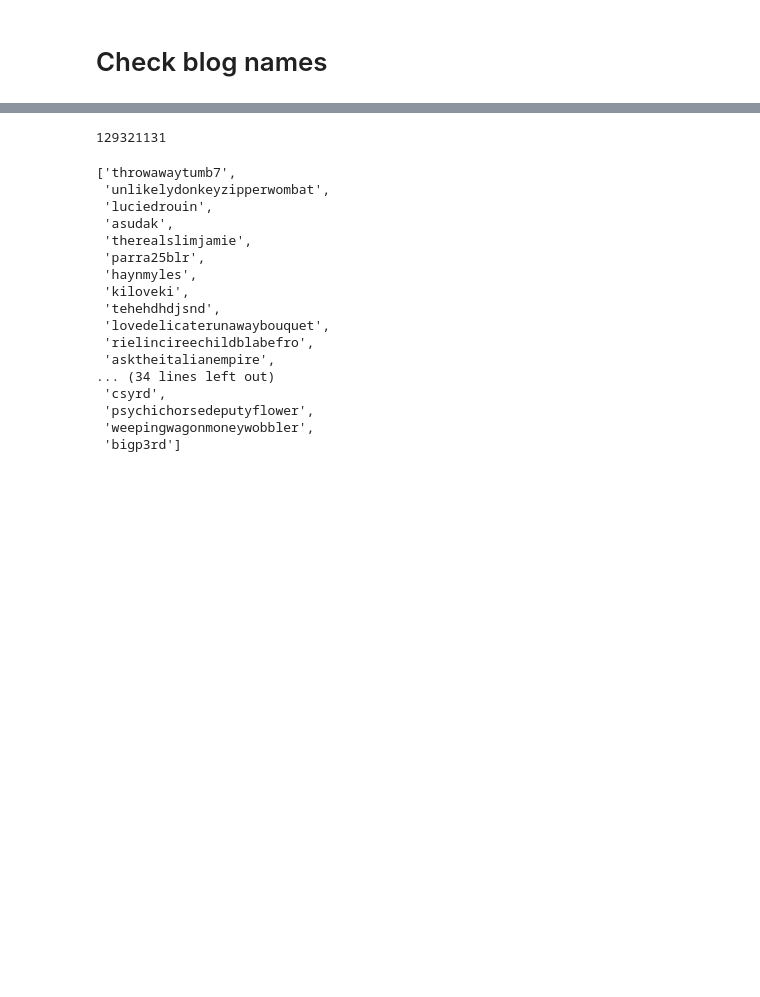
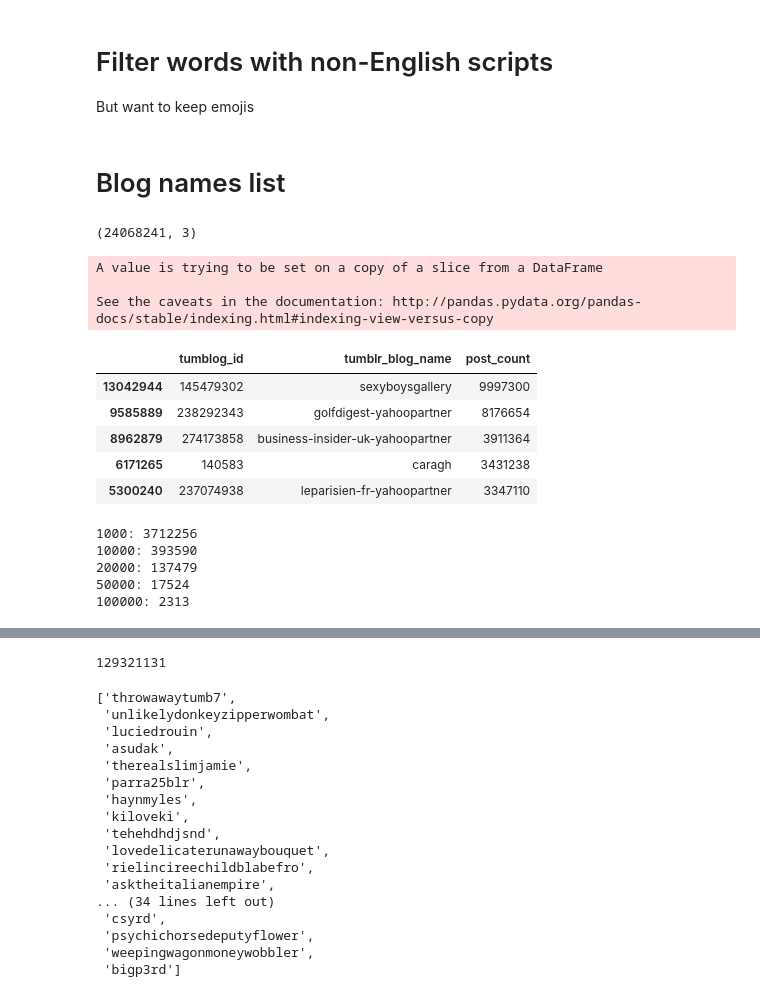
Before and after one commit to michaelmilleryoder/tumblr-scripts, a Jupyter notebook: jupyter/style_features_data.ipynb, the cells around one changed output, grey strips where cells are left out. Cells and saved outputs as stored; diff of their text form; code cells hidden in the pictures; blank space fills up the shorter version.

```diff
--- a/jupyter/style_features_data.ipynb
+++ b/jupyter/style_features_data.ipynb
@@ -0,0 +1,3 @@
+# %% [markdown]
+# Filter words with non-English scripts
+But want to keep emojis
@@ -1,2 +7,32 @@
 # %% [markdown]
-# Check blog names
+# Blog names list
+# %%
+# Load blog names counts
+import os
+import pandas as pd
+
+blog_names = []
+
+blog_names_fpath = '../../data/blog_names_counts.tsv'
+blog_names_counts = pd.read_csv(blog_names_fpath, sep='\t')
+
+blog_names_counts.shape
+blog_names_counts.columns
+# %% [output]
+(24068241, 3)
+# %%
+blog_names_counts = blog_names_counts[(blog_names_counts['tumblr_blog_name'].map(lambda x: len(str(x)) > 5))]
+# %%
+# Sort
+blog_names_counts.sort_values('post_count', ascending=False, inplace=True)
+blog_names_counts.head()
+# %% [output]
+A value is trying to be set on a copy of a slice from a DataFrame
+
+See the caveats in the documentation: http://pandas.pydata.org/pandas-docs/stable/indexing.html#indexing-view-versus-copy
+|  | tumblog_id | tumblr_blog_name | post_count |
+| 13042944 | 145479302 | sexyboysgallery | 9997300 |
+| 9585889 | 238292343 | golfdigest-yahoopartner | 8176654 |
+| 8962879 | 274173858 | business-insider-uk-yahoopartner | 3911364 |
+| 6171265 | 140583 | caragh | 3431238 |
+| 5300240 | 237074938 | leparisien-fr-yahoopartner | 3347110 |
@@ -2,0 +51,13 @@
+# %%
+post_thresholds = [1000, 10000, 20000, 50000, 100000]
+filtered_blog_names = {}
+
+for post_threshold in post_thresholds:
+    filtered_blog_names[post_threshold] = blog_names_counts[(blog_names_counts['tumblr_blog_name'].map(lambda x: len(str(x)) > 5)) & (blog_names_counts['post_count']>post_threshold)]
+    print(f'{post_threshold}: {len(filtered_blog_names[post_threshold])}')
+# %% [output]
+1000: 3712256
+10000: 393590
+20000: 137479
+50000: 17524
+100000: 2313
```
Also changed, not shown: parts of 4 cells of this notebook, 1 other file.
